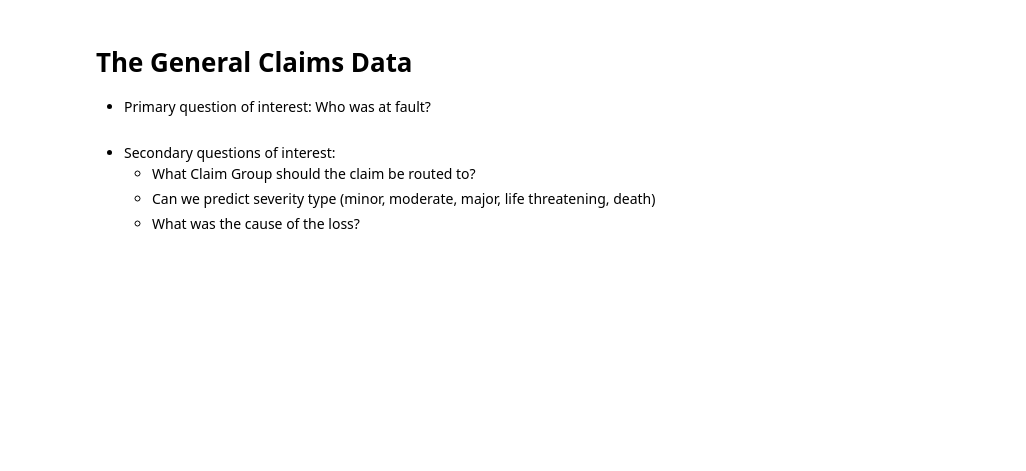
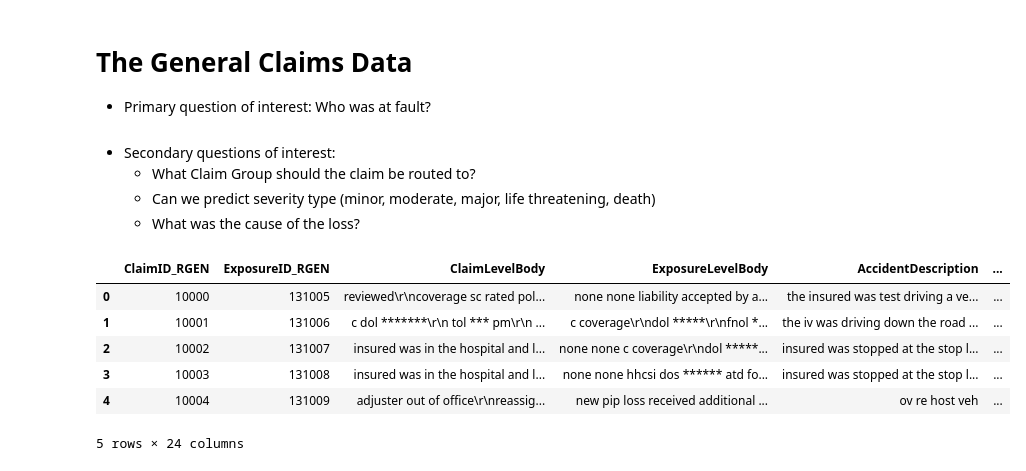
Before and after one commit to asidamo/Auto-Insuruance-finding-the-at-fault-party-with-claims-nlp, a Jupyter notebook: dq9-AM.ipynb, the cells around one changed output. Drawn from its saved outputs; the diff is of its cells as text; code cells hidden in the pictures; blank space fills up the shorter version.

Commit message:
tokenized text columns

```diff
--- a/dq9-AM.ipynb
+++ b/dq9-AM.ipynb
@@ -20,5 +31,17 @@ stop = stopwords.words('english')
 # %%
 import gensim
+# %%
+general_tokens_df = pd.read_csv('data/general_with_tokens.csv')
+# %%
+general_tokens_df.head()
+# %% [output]
+|  | ClaimID_RGEN | ExposureID_RGEN | ClaimLevelBody | ExposureLevelBody | AccidentDescription | ... |
+| 0 | 10000 | 131005 | reviewed\r\ncoverage sc rated pol... | none none liability accepted by a... | the insured was test driving a ve... | ... |
+| 1 | 10001 | 131006 | c dol *******\r\n tol *** pm\r\n ... | c coverage\r\ndol *****\r\nfnol *... | the iv was driving down the road ... | ... |
+| 2 | 10002 | 131007 | insured was in the hospital and l... | none none c coverage\r\ndol *****... | insured was stopped at the stop l... | ... |
+| 3 | 10003 | 131008 | insured was in the hospital and l... | none none hhcsi dos ****** atd fo... | insured was stopped at the stop l... | ... |
+| 4 | 10004 | 131009 | adjuster out of office\r\nreassig... | new pip loss received additional ... | ov re host veh | ... |
+5 rows × 24 columns
 # %%
 general_df = pd.read_csv('data/NSS_DS_data.thegeneral.csv')
 # %%
```
Also changed, not shown: parts of 40 cells of this notebook.
